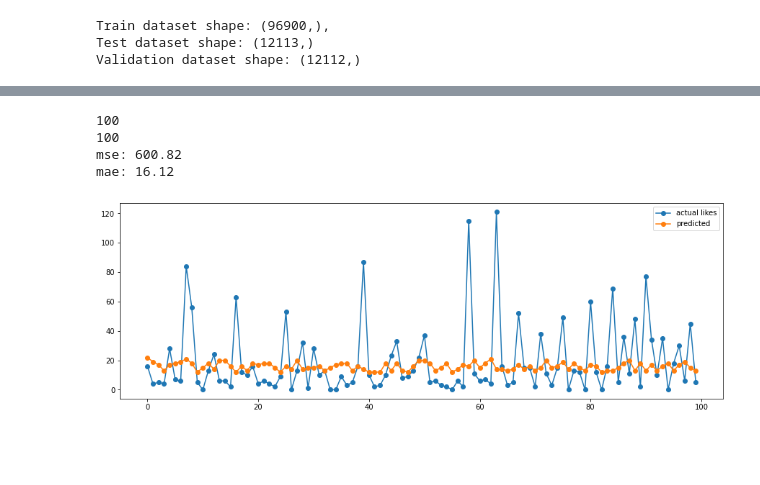
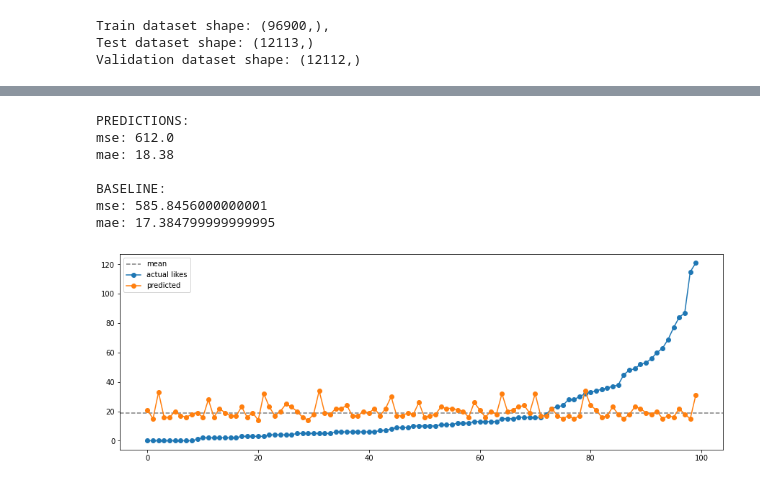
Before and after one commit to Kronii/NLP-2022, a Jupyter notebook: src/models/comment_predictor.ipynb, the cells around one changed output, grey strips where cells are left out. Drawn from its saved outputs; the diff is of its cells as text; code cells hidden in the pictures; blank space fills up the shorter version.

Commit message:
added some stuff to comment likes prediction

```diff
--- a/src/models/comment_predictor.ipynb
+++ b/src/models/comment_predictor.ipynb
@@ -89,8 +90,8 @@ def get_token_ids(texts):
     return [tokenizer(text, padding='max_length', max_length = 512, truncation=True)["input_ids"] for text in tqdm(texts)]
 
 
-train_size = 200 #len(X_train)
-test_size = 100 #len(X_test)
+train_size = 50000 #len(X_train)
+test_size = len(X_test)
 
 train_token_ids = get_token_ids(list(X_train)[:train_size])
 test_token_ids = get_token_ids(list(X_test)[:test_size])
@@ -175,27 +183,41 @@ KeyboardInterrupt:
 # %%
 from sklearn.metrics import mean_squared_error, mean_absolute_error
 import matplotlib.pyplot as plt
 
 actual_likes = y_test_set
 predicted_likes= [round(x[0]) for x in model.predict(test_data)]
 
-print(len(predicted_likes))
-print(len(actual_likes))
+actual_likes, predicted_likes = zip(*sorted(zip(actual_likes, predicted_likes), key=lambda item: item[0]))
+
+mean = np.mean(actual_likes)
+baseline = [mean for _ in range(len(actual_likes))]
 
 result = pd.DataFrame({"actual likes": actual_likes, "predicted": predicted_likes})
 
 mse = mean_squared_error(y_true=result['actual likes'],
                    y_pred=result['predicted'])
 mae = mean_absolute_error(y_true=result['actual likes'],
                    y_pred=result['predicted'])
 
-print(f"mse: {mse}\nmae: {mae}")
+print(f"PREDICTIONS: \nmse: {mse} \nmae: {mae} \n")
+
+mse = mean_squared_error(y_true=result['actual likes'],
+                   y_pred=baseline)
+mae = mean_absolute_error(y_true=result['actual likes'],
+                   y_pred=baseline)
+
+print(f"BASELINE: \nmse: {mse} \nmae: {mae} \n")
 
 fig, ax = plt.subplots(figsize=(15, 5), facecolor='white')
+ax.axhline(y = mean, color = 'gray', linestyle = 'dashed', label='mean')
+ax.legend()
 ax = result.plot(ax=ax, marker='o')
 # %% [output]
-100
-100
-mse: 600.82
-mae: 16.12
+PREDICTIONS:
+mse: 612.0
+mae: 18.38
+
+BASELINE:
+mse: 585.8456000000001
+mae: 17.384799999999995
-[figure, old version]
+[figure, new version]
```
Also changed, not shown: parts of 4 cells of this notebook, 2 other files.
